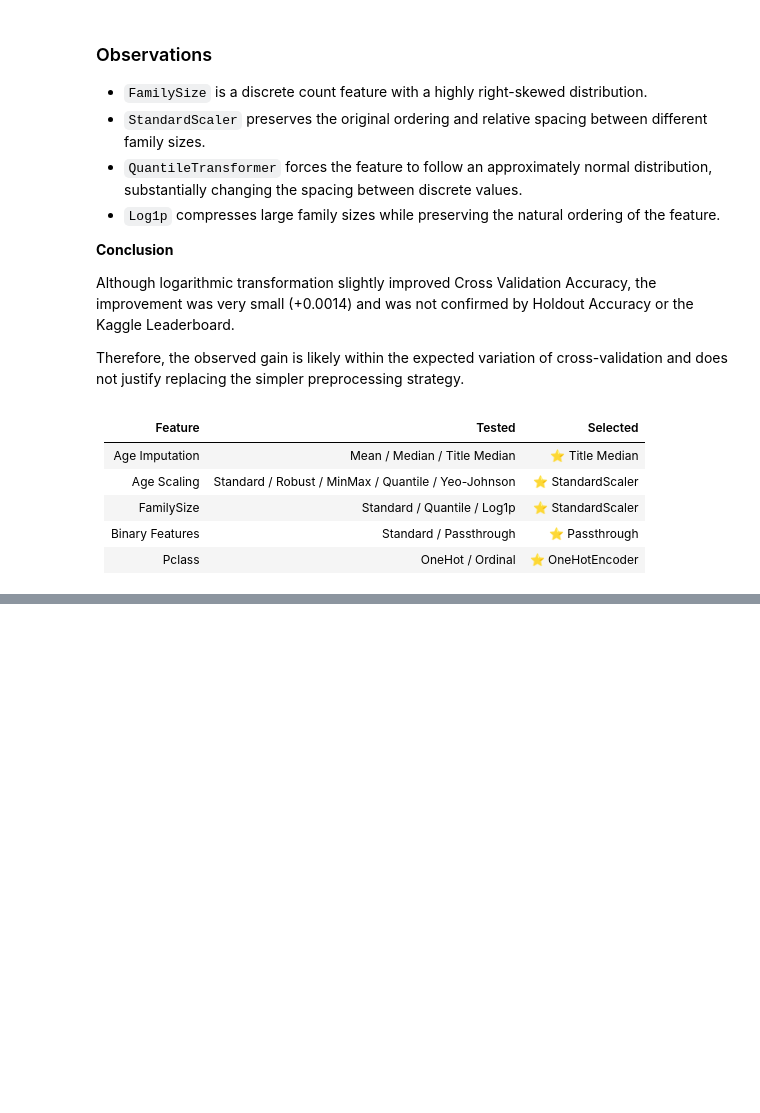
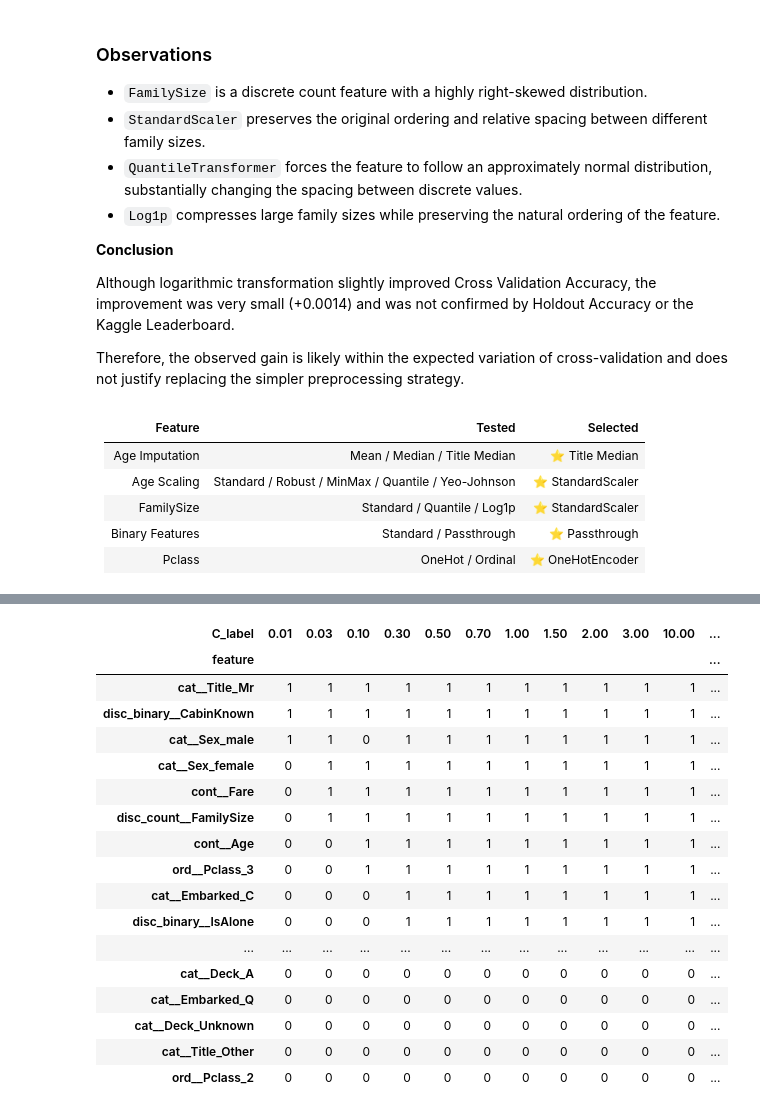
Before and after one commit to AntonUkhabin/Kaggle-Titanic, a Jupyter notebook: EDA.ipynb, the cells around one changed output, grey strips where cells are left out. Cells and saved outputs as stored; diff of their text form; code cells hidden in the pictures; blank space fills up the shorter version.

```diff
--- a/EDA.ipynb
+++ b/EDA.ipynb
@@ -1336,0 +1530,55 @@ Therefore, the observed gain is likely within the expected variation of cross-va
+# %%
+l1_coefficients = pd.read_csv('./outputs/snapshots/l1_path_coefficients.csv')
+
+l1_coefficients['C'] = (
+    l1_coefficients['experiment_name']
+    .str.extract(r'C_([\d.]+)')
+    .astype(float)
+)
+
+l1_coefficients['C_label'] = l1_coefficients['C'].map(lambda value: f'{value:.2f}')
+
+selection_path = (
+    l1_coefficients
+    .assign(is_active=lambda data: (data['coef'] != 0).astype(int))
+    .pivot_table(
+        index='feature',
+        columns='C_label',
+        values='is_active',
+        aggfunc='max',
+    )
+    .sort_index(axis=1)
+)
+
+c_order = (
+    l1_coefficients[['C', 'C_label']]
+    .drop_duplicates()
+    .sort_values('C')['C_label']
+    .tolist()
+)
+
+selection_path = selection_path[c_order]
+selection_path['active_count'] = selection_path.sum(axis=1)
+
+selection_path = selection_path.sort_values('active_count', ascending=False)
+
+selection_path.style.background_gradient(cmap='Greens', axis=None)
+# %% [output]
+| C_label | 0.01 | 0.03 | 0.10 | 0.30 | 0.50 | 0.70 | 1.00 | 1.50 | 2.00 | 3.00 | 10.00 | ... |
+| feature |  |  |  |  |  |  |  |  |  |  |  | ... |
+| cat__Title_Mr | 1 | 1 | 1 | 1 | 1 | 1 | 1 | 1 | 1 | 1 | 1 | ... |
+| disc_binary__CabinKnown | 1 | 1 | 1 | 1 | 1 | 1 | 1 | 1 | 1 | 1 | 1 | ... |
+| cat__Sex_male | 1 | 1 | 0 | 1 | 1 | 1 | 1 | 1 | 1 | 1 | 1 | ... |
+| cat__Sex_female | 0 | 1 | 1 | 1 | 1 | 1 | 1 | 1 | 1 | 1 | 1 | ... |
+| cont__Fare | 0 | 1 | 1 | 1 | 1 | 1 | 1 | 1 | 1 | 1 | 1 | ... |
+| disc_count__FamilySize | 0 | 1 | 1 | 1 | 1 | 1 | 1 | 1 | 1 | 1 | 1 | ... |
+| cont__Age | 0 | 0 | 1 | 1 | 1 | 1 | 1 | 1 | 1 | 1 | 1 | ... |
+| ord__Pclass_3 | 0 | 0 | 1 | 1 | 1 | 1 | 1 | 1 | 1 | 1 | 1 | ... |
+| cat__Embarked_C | 0 | 0 | 0 | 1 | 1 | 1 | 1 | 1 | 1 | 1 | 1 | ... |
+| disc_binary__IsAlone | 0 | 0 | 0 | 1 | 1 | 1 | 1 | 1 | 1 | 1 | 1 | ... |
+| ... | ... | ... | ... | ... | ... | ... | ... | ... | ... | ... | ... | ... |
+| cat__Deck_A | 0 | 0 | 0 | 0 | 0 | 0 | 0 | 0 | 0 | 0 | 0 | ... |
+| cat__Embarked_Q | 0 | 0 | 0 | 0 | 0 | 0 | 0 | 0 | 0 | 0 | 0 | ... |
+| cat__Deck_Unknown | 0 | 0 | 0 | 0 | 0 | 0 | 0 | 0 | 0 | 0 | 0 | ... |
+| cat__Title_Other | 0 | 0 | 0 | 0 | 0 | 0 | 0 | 0 | 0 | 0 | 0 | ... |
+| ord__Pclass_2 | 0 | 0 | 0 | 0 | 0 | 0 | 0 | 0 | 0 | 0 | 0 | ... |
```
Also changed, not shown: parts of 16 cells of this notebook, 3 other files.
